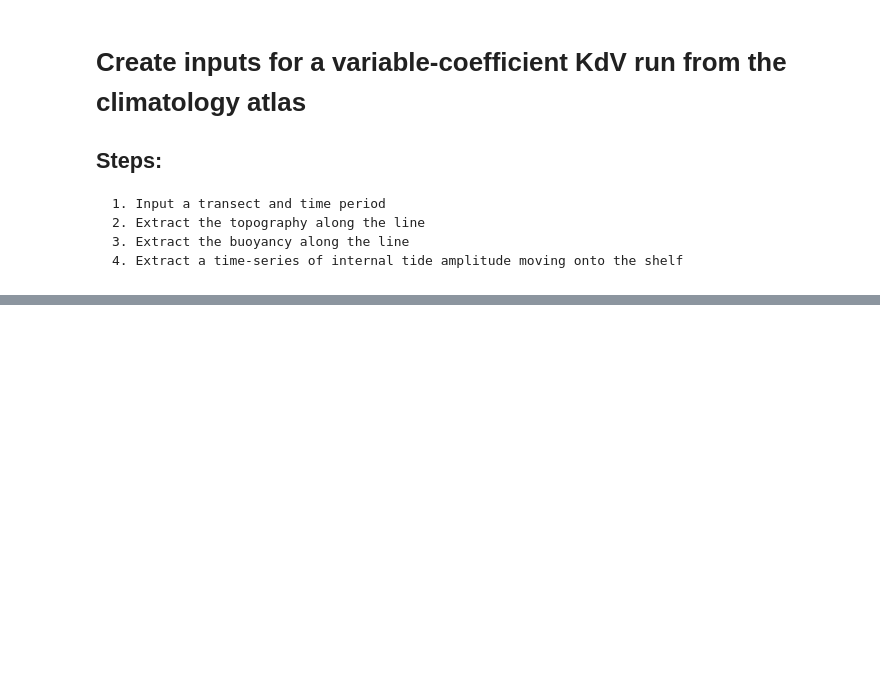
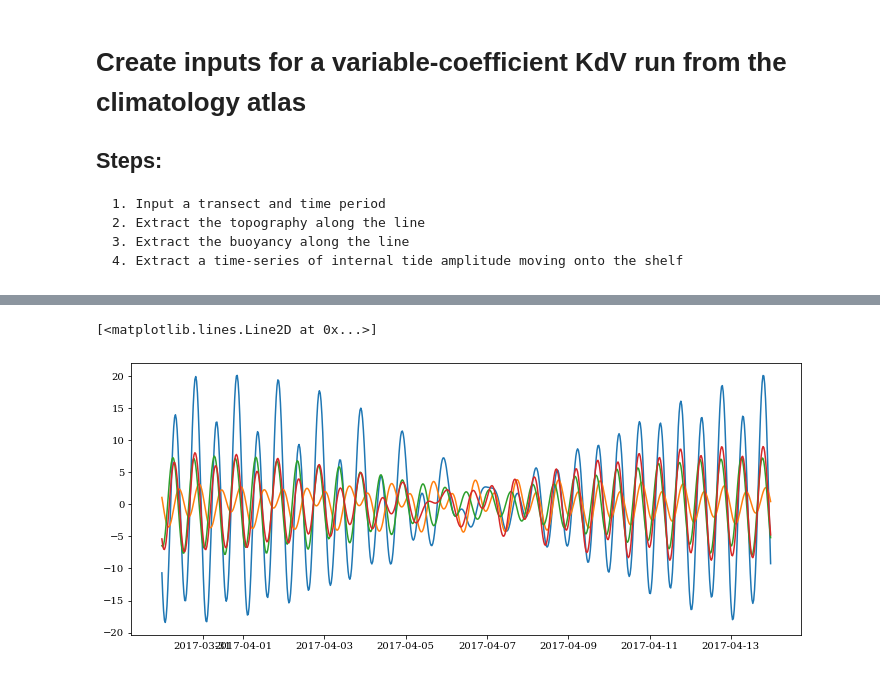
Before and after one commit to mrayson/iwatlas, a Jupyter notebook: sandpit/create_kdv_inputs.ipynb, the cells around one changed output, grey strips where cells are left out. Cells and saved outputs as stored; diff of their text form; code cells hidden in the pictures; blank space fills up the shorter version.

```diff
--- a/sandpit/create_kdv_inputs.ipynb
+++ b/sandpit/create_kdv_inputs.ipynb
@@ -219,0 +392,16 @@ plt.plot(timeout, ssh_pt_f*scalefac)
+# %%
+ssh_SE = extract_ssh_point_dff(ssh_ds, x0, y0, timeout, 290, 360, xyrange=2.0, dx=0.02 )
+ssh_NW = extract_ssh_point_dff(ssh_ds, x0, y0, timeout, 290-180, 360-180, xyrange=2.0, dx=0.02 )
+
+#ssh_ALL = extract_ssh_point_dff(ssh_ds, x0, y0, timeout, 0, 290, xyrange=2.0, dx=0.02 )
+# %%
+
+plt.figure(figsize=(12,5))
+plt.plot(timeout, ssh_pt*scalefac)
+plt.plot(timeout, ssh_SE*scalefac)
+plt.plot(timeout, ssh_NW*scalefac)
+
+plt.plot(timeout, (ssh_SE+ssh_NW)*scalefac)
+# %% [output]
+[<matplotlib.lines.Line2D at 0x...>]
+[figure, added]
```
Also changed, not shown: parts of 15 cells of this notebook, 3 other files.
